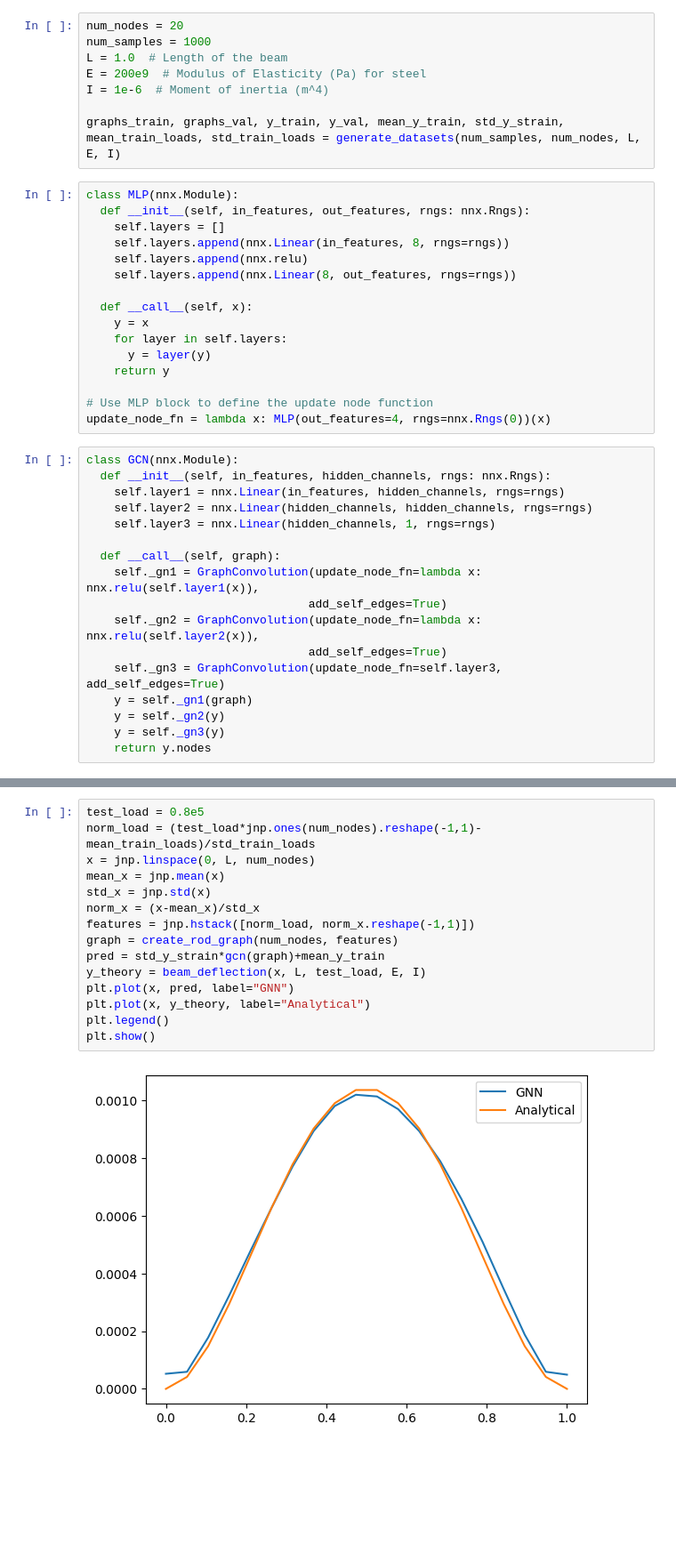
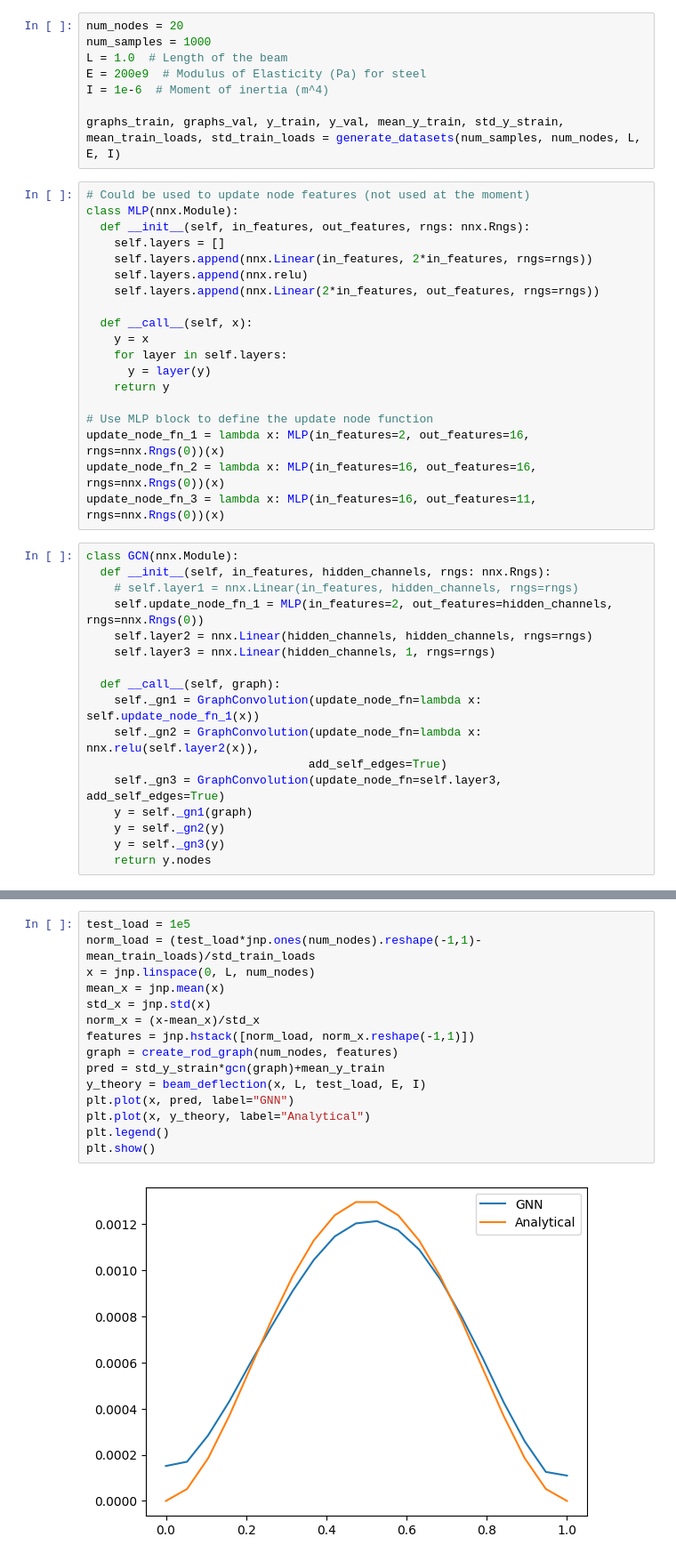
Before and after one commit to alucantonio/data_enhanced_simulation, a Jupyter notebook: 6_GNNforPhysics.ipynb, the cells around one changed output, grey strips where cells are left out. Shown at 89% size. Saved outputs shown, nothing was run; the diff lists cells and outputs as text; blank space fills up the shorter version.

```diff
--- a/6_GNNforPhysics.ipynb
+++ b/6_GNNforPhysics.ipynb
@@ -113,12 +96,13 @@ I = 1e-6  # Moment of inertia (m^4)
 
 graphs_train, graphs_val, y_train, y_val, mean_y_train, std_y_strain, mean_train_loads, std_train_loads = generate_datasets(num_samples, num_nodes, L, E, I)
 # %%
+# Could be used to update node features (not used at the moment)
 class MLP(nnx.Module):
   def __init__(self, in_features, out_features, rngs: nnx.Rngs):
     self.layers = []
-    self.layers.append(nnx.Linear(in_features, 8, rngs=rngs))
+    self.layers.append(nnx.Linear(in_features, 2*in_features, rngs=rngs))
     self.layers.append(nnx.relu)
-    self.layers.append(nnx.Linear(8, out_features, rngs=rngs))
+    self.layers.append(nnx.Linear(2*in_features, out_features, rngs=rngs))
 
   def __call__(self, x):
     y = x
@@ -127,17 +111,19 @@ class MLP(nnx.Module):
     return y
 
 # Use MLP block to define the update node function
-update_node_fn = lambda x: MLP(out_features=4, rngs=nnx.Rngs(0))(x)
+update_node_fn_1 = lambda x: MLP(in_features=2, out_features=16, rngs=nnx.Rngs(0))(x)
+update_node_fn_2 = lambda x: MLP(in_features=16, out_features=16, rngs=nnx.Rngs(0))(x)
+update_node_fn_3 = lambda x: MLP(in_features=16, out_features=11, rngs=nnx.Rngs(0))(x)
 # %%
 class GCN(nnx.Module):
   def __init__(self, in_features, hidden_channels, rngs: nnx.Rngs):
-    self.layer1 = nnx.Linear(in_features, hidden_channels, rngs=rngs)
+    # self.layer1 = nnx.Linear(in_features, hidden_channels, rngs=rngs)
+    self.update_node_fn_1 = MLP(in_features=2, out_features=hidden_channels, rngs=nnx.Rngs(0))
     self.layer2 = nnx.Linear(hidden_channels, hidden_channels, rngs=rngs)
     self.layer3 = nnx.Linear(hidden_channels, 1, rngs=rngs)
 
   def __call__(self, graph):
-    self._gn1 = GraphConvolution(update_node_fn=lambda x: nnx.relu(self.layer1(x)),
-                                add_self_edges=True)
+    self._gn1 = GraphConvolution(update_node_fn=lambda x: self.update_node_fn_1(x))
     self._gn2 = GraphConvolution(update_node_fn=lambda x: nnx.relu(self.layer2(x)),
                                 add_self_edges=True)
     self._gn3 = GraphConvolution(update_node_fn=self.layer3, add_self_edges=True)
@@ -237,17 +223,17 @@ plt.show()
 # %%
-test_load = 0.8e5
+test_load = 1e5
 norm_load = (test_load*jnp.ones(num_nodes).reshape(-1,1)-mean_train_loads)/std_train_loads
 x = jnp.linspace(0, L, num_nodes)
 mean_x = jnp.mean(x)
 std_x = jnp.std(x)
 norm_x = (x-mean_x)/std_x
 features = jnp.hstack([norm_load, norm_x.reshape(-1,1)])
 graph = create_rod_graph(num_nodes, features)
 pred = std_y_strain*gcn(graph)+mean_y_train
 y_theory = beam_deflection(x, L, test_load, E, I)
 plt.plot(x, pred, label="GNN")
 plt.plot(x, y_theory, label="Analytical")
 plt.legend()
 plt.show()
 # %% [output]
-[figure, old version]
+[figure, new version]
```
Also changed, not shown: parts of 12 cells of this notebook, 1 other file.
